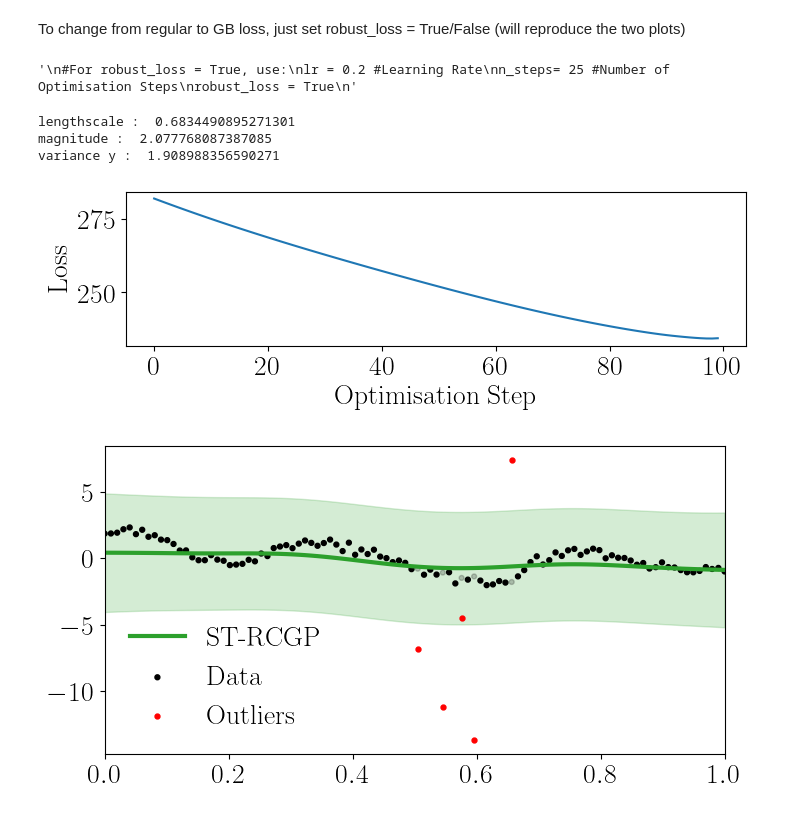
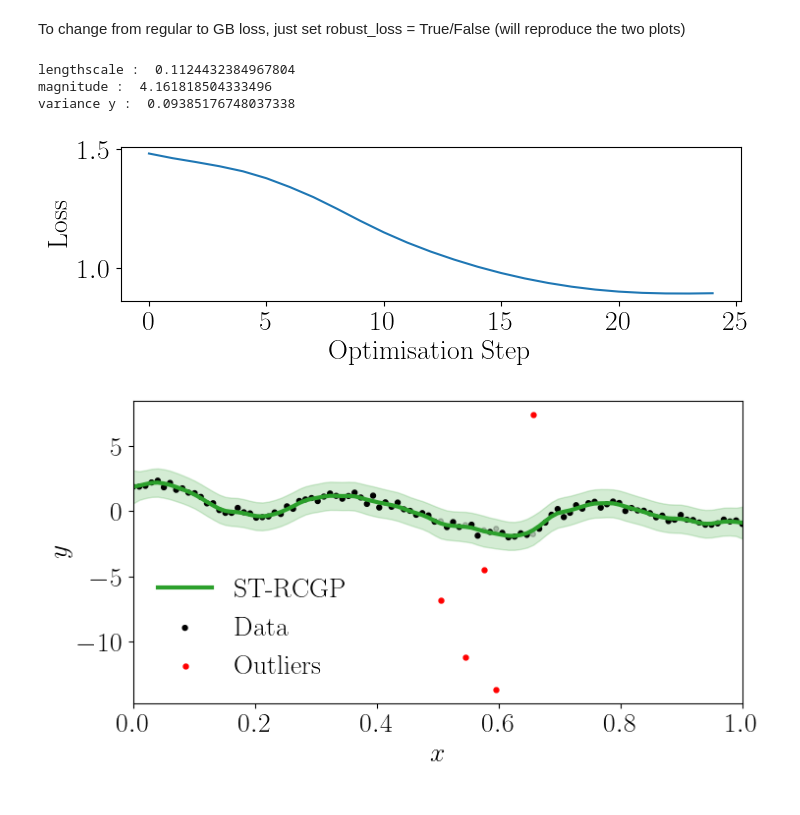
Before and after one commit to williamlaplante/ST-RCGP, a Jupyter notebook: experiments/improving-hyperparam-optim-st-rcgp/ST-RCGP-temporal-param-optim-testing.ipynb, the cells around one changed output. Saved outputs shown, nothing was run; the diff lists cells and outputs as text; code cells hidden in the pictures.

```diff
--- a/experiments/improving-hyperparam-optim-st-rcgp/ST-RCGP-temporal-param-optim-testing.ipynb
+++ b/experiments/improving-hyperparam-optim-st-rcgp/ST-RCGP-temporal-param-optim-testing.ipynb
@@ -10,8 +10,6 @@ from scipy.stats import norm
 from rcgp.experimental import SpatioTemporalRCGP
 from rcgp.kernels import Matern32Kernel
 
-plt.rc('font', family='serif', size=14)
-
 plt.rc('font', family='serif', size=20)
 plt.rcParams['text.usetex'] = True
 # %%
@@ -85,19 +83,17 @@ def coverage(preds, std, Ys):
 # %% [markdown]
 To change from regular to GB loss, just set robust_loss = True/False (will reproduce the two plots)
 # %%
+"""
 #For robust_loss = False, use:
 lr = 0.009 #Learning Rate
 n_steps=100 #Number of Optimisation Steps
 robust_loss = False
+"""
 
-"""
 #For robust_loss = True, use:
 lr = 0.2 #Learning Rate
 n_steps= 25 #Number of Optimisation Steps
 robust_loss = True
-"""
-# %% [output]
-'\n#For robust_loss = True, use:\nlr = 0.2 #Learning Rate\nn_steps= 25 #Number of Optimisation Steps\nrobust_loss = True\n'
 # %%
 verbose=False #To print loss/params at each # steps
 losses = [] #For plotting losses
@@ -162,32 +158,34 @@ with tc.no_grad():
     #std_strcgp = std_strcgp.squeeze().numpy()
     std_strcgp = tc.sqrt(strcgp_inference.var_y.clone().detach() + std_strcgp**2).numpy()
 # %% [output]
-lengthscale :  0.6834490895271301
-magnitude :  2.077768087387085
-variance y :  1.908988356590271
+lengthscale :  0.1124432384967804
+magnitude :  4.161818504333496
+variance y :  0.09385176748037338
-[figure, old version]
+[figure, new version]
 # %%
 fig, ax = plt.subplots(1,1, figsize=(8,4))
 
 plot_outliers = True
 
 ax.plot(Xs, pred_strcgp, linewidth=3, linestyle='-', color="#2ca02c", label="ST-RCGP")
 ax.fill_between(Xs, pred_strcgp - 3 * std_strcgp, pred_strcgp + 3 * std_strcgp, color="#2ca02c", alpha=0.2)
 
 if plot_outliers:
     colors = ['black' if i not in outliers_loc else (0,0,0,0.2) for i in range(len(Xs))]
     ax.scatter(Xs, Ys, c=colors, s=50, marker='.', label='Data')
     ax.scatter(Xs[outliers_loc], Ys_outliers[outliers_loc], c='red', s=50, marker='.', label='Outliers')
 else:
     ax.scatter(Xs, Ys, s=50, c='black', marker='.', label="Data")
 
 
+ax.set_xlabel(r"$x$")
+ax.set_ylabel(r"$y$")
 
 ax.set_xlim(Xs[0], Xs[-1])
 ax.legend(ncol=1, fontsize=20, loc="best", frameon=False)
 
 
 #if robust_loss: fig.savefig("./rtgp-fitting-outliers-GB-obj.pdf", format='pdf', bbox_inches='tight')
 #if not robust_loss: fig.savefig("./rtgp-fitting-outliers-regular-obj.pdf", format='pdf', bbox_inches='tight')
 # %% [output]
-[figure, old version]
+[figure, new version]
```
Also changed, not shown: 2 other files.
